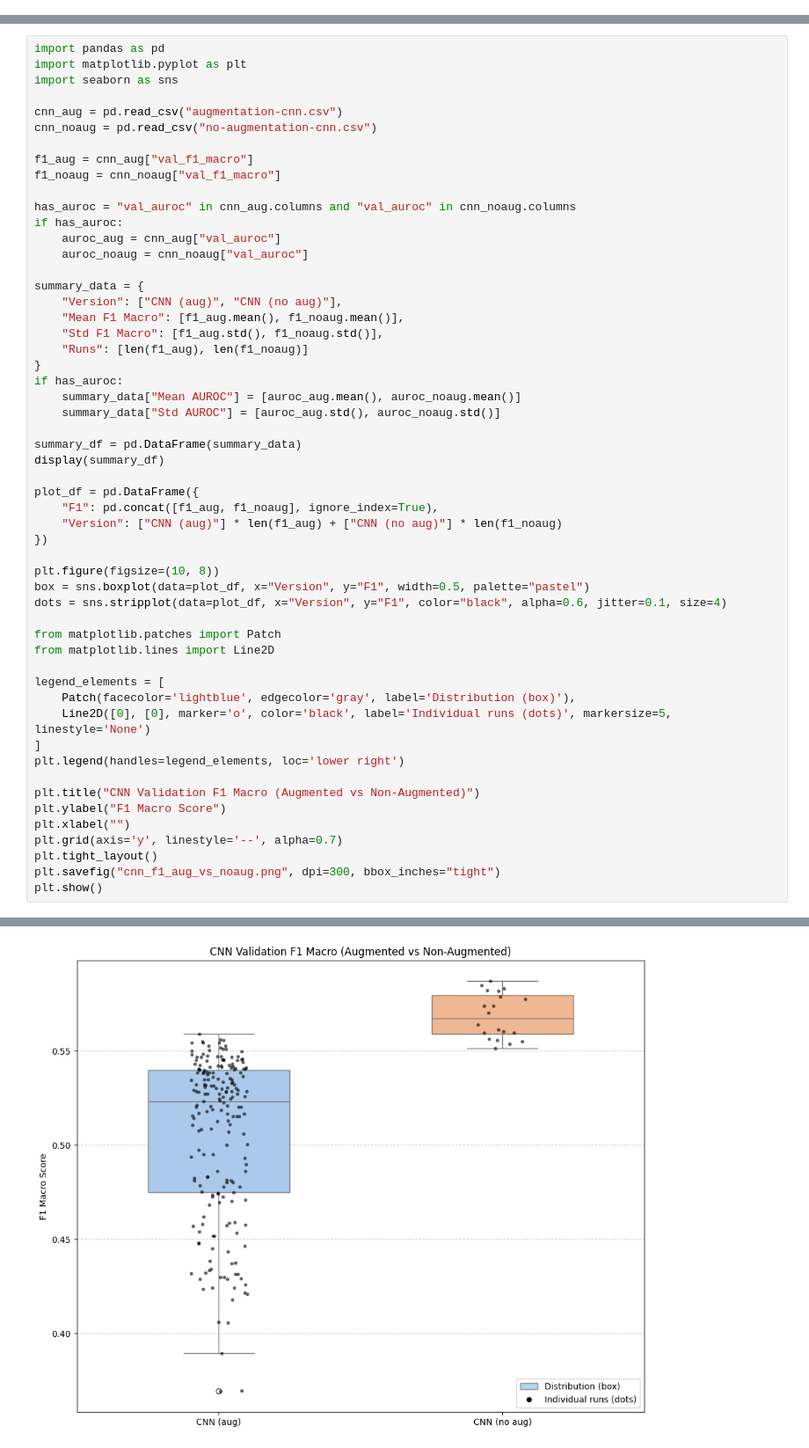
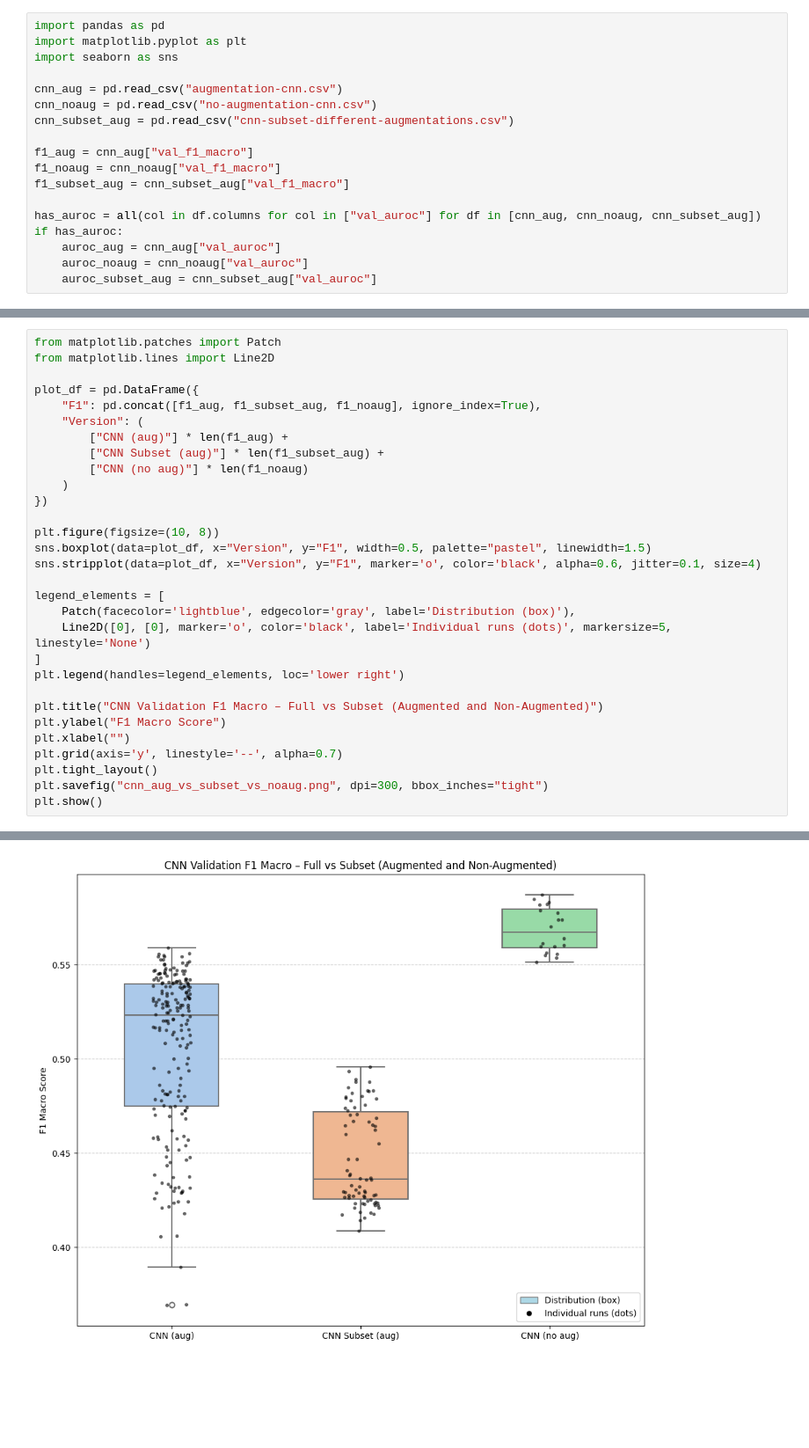
Before and after one commit to dxzielinski/dl-cnn, a Jupyter notebook: results/model_comparison.ipynb, the cells around one changed output, grey strips where cells are left out. Shown: that part at 88% size. Saved outputs shown, nothing was run; the diff lists cells and outputs as text; blank space fills up the shorter version.

```diff
--- a/results/model_comparison.ipynb
+++ b/results/model_comparison.ipynb
@@ -0,0 +1,18 @@
+# %%
+import pandas as pd
+import matplotlib.pyplot as plt
+import seaborn as sns
+
+cnn_aug = pd.read_csv("augmentation-cnn.csv")
+cnn_noaug = pd.read_csv("no-augmentation-cnn.csv")
+cnn_subset_aug = pd.read_csv("cnn-subset-different-augmentations.csv")
+
+f1_aug = cnn_aug["val_f1_macro"]
+f1_noaug = cnn_noaug["val_f1_macro"]
+f1_subset_aug = cnn_subset_aug["val_f1_macro"]
+
+has_auroc = all(col in df.columns for col in ["val_auroc"] for df in [cnn_aug, cnn_noaug, cnn_subset_aug])
+if has_auroc:
+    auroc_aug = cnn_aug["val_auroc"]
+    auroc_noaug = cnn_noaug["val_auroc"]
+    auroc_subset_aug = cnn_subset_aug["val_auroc"]
@@ -1,43 +38,19 @@
 # %%
-import pandas as pd
-import matplotlib.pyplot as plt
-import seaborn as sns
-
-cnn_aug = pd.read_csv("augmentation-cnn.csv")
-cnn_noaug = pd.read_csv("no-augmentation-cnn.csv")
-
-f1_aug = cnn_aug["val_f1_macro"]
-f1_noaug = cnn_noaug["val_f1_macro"]
-
-has_auroc = "val_auroc" in cnn_aug.columns and "val_auroc" in cnn_noaug.columns
-if has_auroc:
-    auroc_aug = cnn_aug["val_auroc"]
-    auroc_noaug = cnn_noaug["val_auroc"]
-
-summary_data = {
-    "Version": ["CNN (aug)", "CNN (no aug)"],
-    "Mean F1 Macro": [f1_aug.mean(), f1_noaug.mean()],
-    "Std F1 Macro": [f1_aug.std(), f1_noaug.std()],
-    "Runs": [len(f1_aug), len(f1_noaug)]
-}
-if has_auroc:
-    summary_data["Mean AUROC"] = [auroc_aug.mean(), auroc_noaug.mean()]
-    summary_data["Std AUROC"] = [auroc_aug.std(), auroc_noaug.std()]
-
-summary_df = pd.DataFrame(summary_data)
-display(summary_df)
+from matplotlib.patches import Patch
+from matplotlib.lines import Line2D
 
 plot_df = pd.DataFrame({
-    "F1": pd.concat([f1_aug, f1_noaug], ignore_index=True),
-    "Version": ["CNN (aug)"] * len(f1_aug) + ["CNN (no aug)"] * len(f1_noaug)
+    "F1": pd.concat([f1_aug, f1_subset_aug, f1_noaug], ignore_index=True),
+    "Version": (
+        ["CNN (aug)"] * len(f1_aug) +
+        ["CNN Subset (aug)"] * len(f1_subset_aug) +
+        ["CNN (no aug)"] * len(f1_noaug)
+    )
 })
 
 plt.figure(figsize=(10, 8))
-box = sns.boxplot(data=plot_df, x="Version", y="F1", width=0.5, palette="pastel")
-dots = sns.stripplot(data=plot_df, x="Version", y="F1", color="black", alpha=0.6, jitter=0.1, size=4)
-
-from matplotlib.patches import Patch
-from matplotlib.lines import Line2D
+sns.boxplot(data=plot_df, x="Version", y="F1", width=0.5, palette="pastel", linewidth=1.5)
+sns.stripplot(data=plot_df, x="Version", y="F1", marker='o', color='black', alpha=0.6, jitter=0.1, size=4)
 
 legend_elements = [
     Patch(facecolor='lightblue', edgecolor='gray', label='Distribution (box)'),
@@ -45,11 +58,11 @@ legend_elements = [
 ]
 plt.legend(handles=legend_elements, loc='lower right')
 
-plt.title("CNN Validation F1 Macro (Augmented vs Non-Augmented)")
+plt.title("CNN Validation F1 Macro – Full vs Subset (Augmented and Non-Augmented)")
 plt.ylabel("F1 Macro Score")
 plt.xlabel("")
 plt.grid(axis='y', linestyle='--', alpha=0.7)
 plt.tight_layout()
-plt.savefig("cnn_f1_aug_vs_noaug.png", dpi=300, bbox_inches="tight")
+plt.savefig("cnn_aug_vs_subset_vs_noaug.png", dpi=300, bbox_inches="tight")
 plt.show()
 # %% [output]
@@ -62 +72 @@ Passing `palette` without assigning `hue` is deprecated and will be removed in v
-[figure, old version]
+[figure, new version]
```
Also changed, not shown: parts of 5 cells of this notebook.
